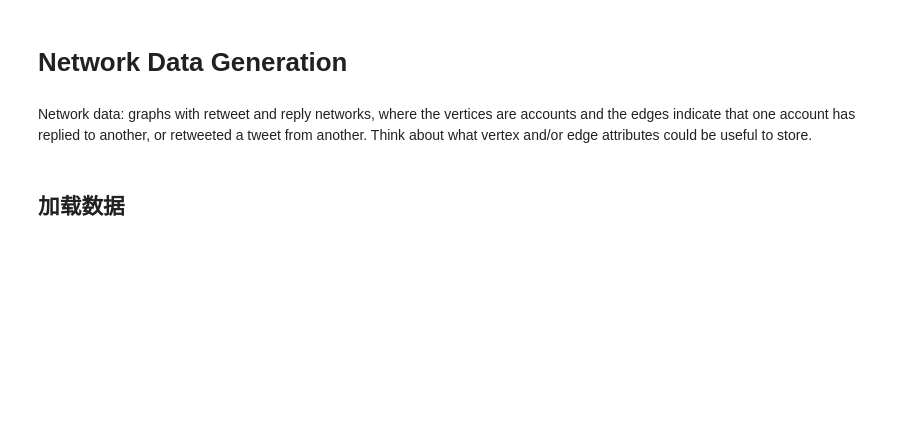
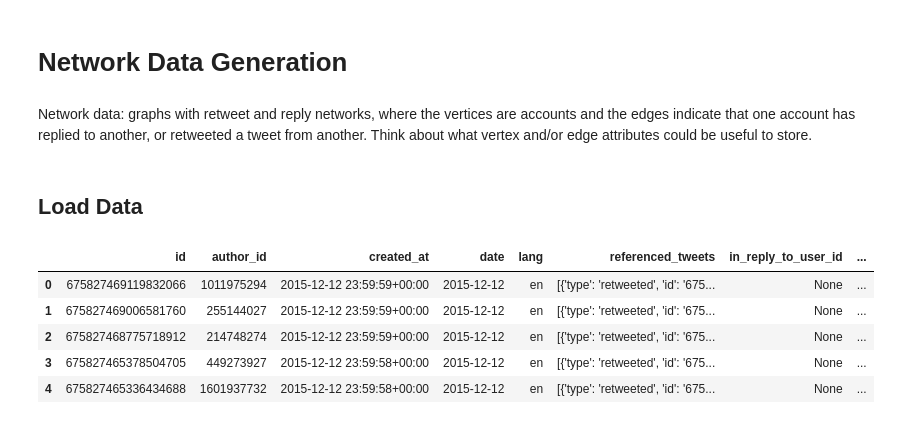
Before and after one commit to noddleslee/Social-data-mining, a Jupyter notebook: warm_up/generate_network.ipynb, the cells around one changed output. Cells and saved outputs as stored; diff of their text form; code cells hidden in the pictures; blank space fills up the shorter version.

```diff
--- a/warm_up/generate_network.ipynb
+++ b/warm_up/generate_network.ipynb
@@ -12,2 +13,2 @@ import pickle
 # %% [markdown]
-## 加载数据
+## Load Data
@@ -29,3 +77,9 @@ with open(r"tweets.dat", 'r', encoding='utf-8') as f:
 # %%
-all_records = pd.DataFrame(all_records)
 all_records.head()
+# %% [output]
+|  | id | author_id | created_at | date | lang | referenced_tweets | in_reply_to_user_id | ... |
+| 0 | 675827469119832066 | 1011975294 | 2015-12-12 23:59:59+00:00 | 2015-12-12 | en | [{'type': 'retweeted', 'id': '675... | None | ... |
+| 1 | 675827469006581760 | 255144027 | 2015-12-12 23:59:59+00:00 | 2015-12-12 | en | [{'type': 'retweeted', 'id': '675... | None | ... |
+| 2 | 675827468775718912 | 214748274 | 2015-12-12 23:59:59+00:00 | 2015-12-12 | en | [{'type': 'retweeted', 'id': '675... | None | ... |
+| 3 | 675827465378504705 | 449273927 | 2015-12-12 23:59:58+00:00 | 2015-12-12 | en | [{'type': 'retweeted', 'id': '675... | None | ... |
+| 4 | 675827465336434688 | 1601937732 | 2015-12-12 23:59:58+00:00 | 2015-12-12 | en | [{'type': 'retweeted', 'id': '675... | None | ... |
```
Also changed, not shown: parts of 21 cells of this notebook.
